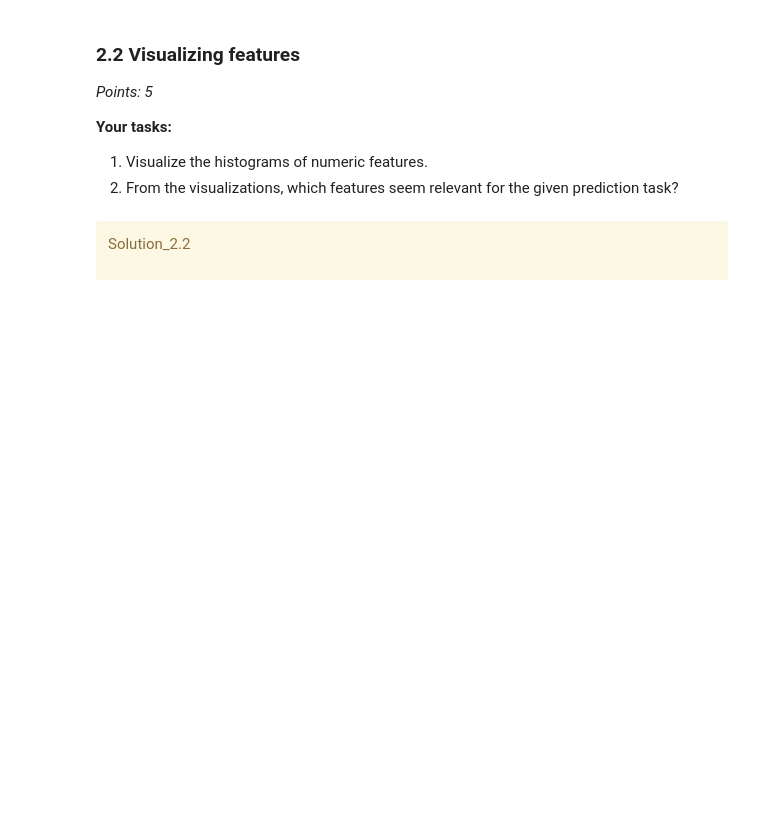
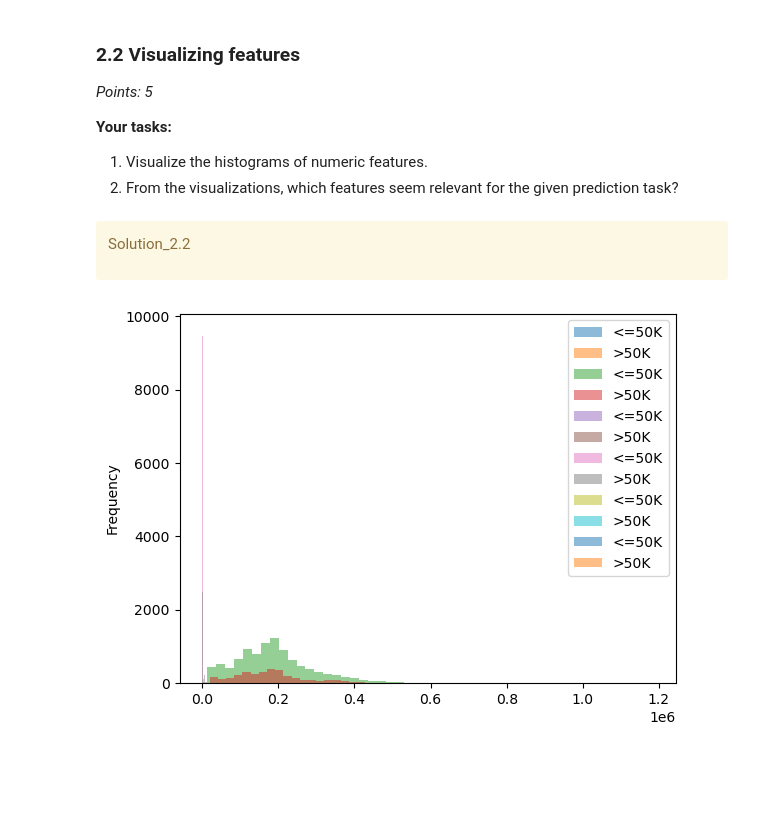
Before and after one commit to UBC-CS/cpsc330-2023W2, a Jupyter notebook: hw/hw3/hw3.ipynb, the cells around one changed output. Drawn from its saved outputs; the diff is of its cells as text; code cells hidden in the pictures; blank space fills up the shorter version.

```diff
--- a/hw/hw3/hw3.ipynb
+++ b/hw/hw3/hw3.ipynb
@@ -81,5 +83,4 @@ Solution_1.1
 # %%
 train_df = None
 test_df = None
-
-...
+train_df,test_df = train_test_split(census_df, test_size=0.6, random_state=123)
@@ -143,0 +190,5 @@ numeric_cols = None
+# %%
+missing_vals_cols = [m for m in train_df if train_df[m].isnull().any()]
+numeric_cols = train_df.select_dtypes(include=np.number).columns.tolist()
+print(missing_vals_cols)
+print(numeric_cols)
@@ -165,3 +217,9 @@ Solution_2.2
+# %%
+for col in numeric_cols:
+    train_df.groupby("income")[col].plot.hist(bins=50, alpha=0.5, legend=True)
+    #train_df[numeric_cols].hist()
+# %% [output]
+[figure, added]
 # %% [markdown]
 <!-- END QUESTION -->
 
```
Also changed, not shown: parts of 30 cells of this notebook.
